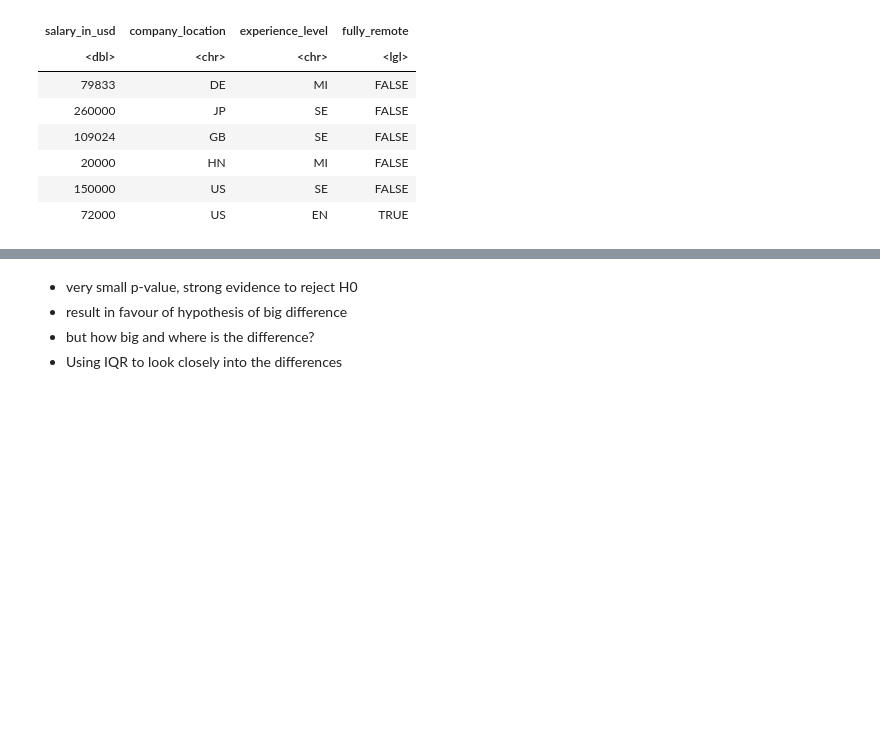
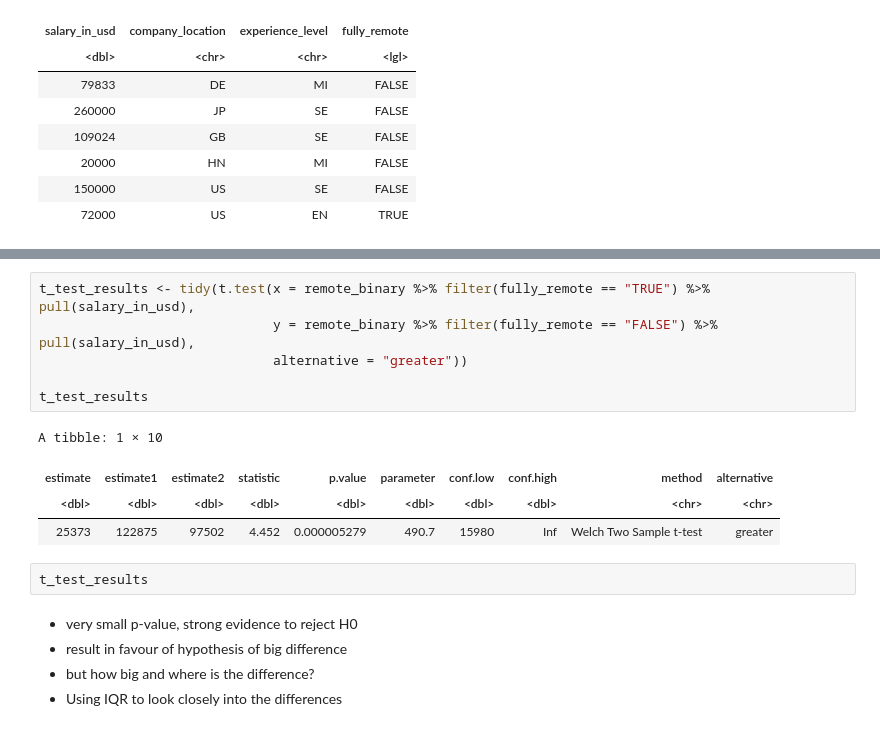
Before and after one commit to ludioludius/STAT201-Project, a Jupyter notebook: Final_Report_Draft.ipynb, the cells around one changed output, grey strips where cells are left out. Saved outputs shown, nothing was run; the diff lists cells and outputs as text; blank space fills up the shorter version.

Commit message:
Added theory-based hypothesis test

```diff
--- a/Final_Report_Draft.ipynb
+++ b/Final_Report_Draft.ipynb
@@ -351,6 +344,19 @@ A tibble: 1 × 1
 | p_value |
 | <dbl> |
 | 0 |
+# %%
+t_test_results <- tidy(t.test(x = remote_binary %>% filter(fully_remote == "TRUE") %>% pull(salary_in_usd),
+                              y = remote_binary %>% filter(fully_remote == "FALSE") %>% pull(salary_in_usd),
+                              alternative = "greater"))
+
+t_test_results
+# %% [output]
+A tibble: 1 × 10
+| estimate | estimate1 | estimate2 | statistic | p.value | parameter | conf.low | conf.high | method | alternative |
+| <dbl> | <dbl> | <dbl> | <dbl> | <dbl> | <dbl> | <dbl> | <dbl> | <chr> | <chr> |
+| 25373 | 122875 | 97502 | 4.452 | 0.000005279 | 490.7 | 15980 | Inf | Welch Two Sample t-test | greater |
+# %%
+t_test_results
 # %% [markdown]
 - very small p-value, strong evidence to reject H0
 - result in favour of hypothesis of big difference
```
Also changed, not shown: parts of 12 cells of this notebook.
